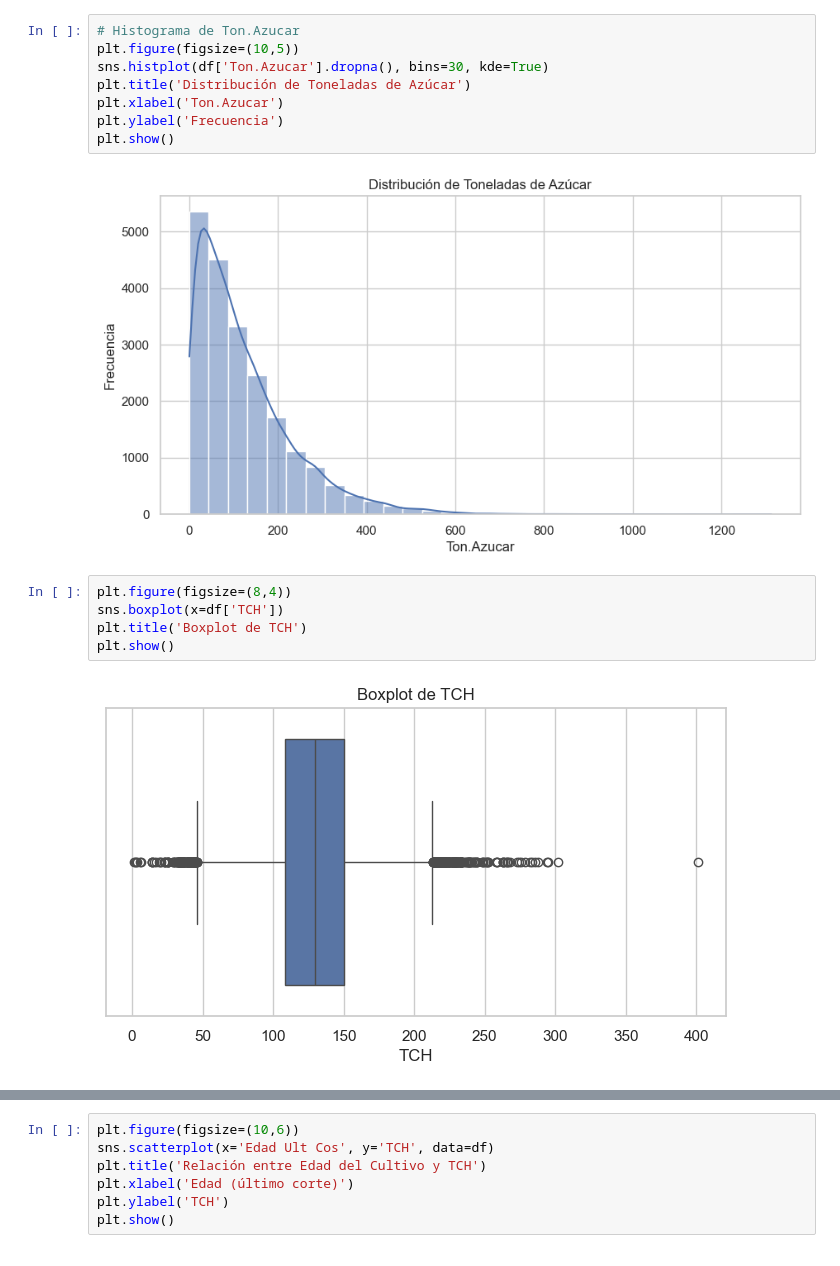
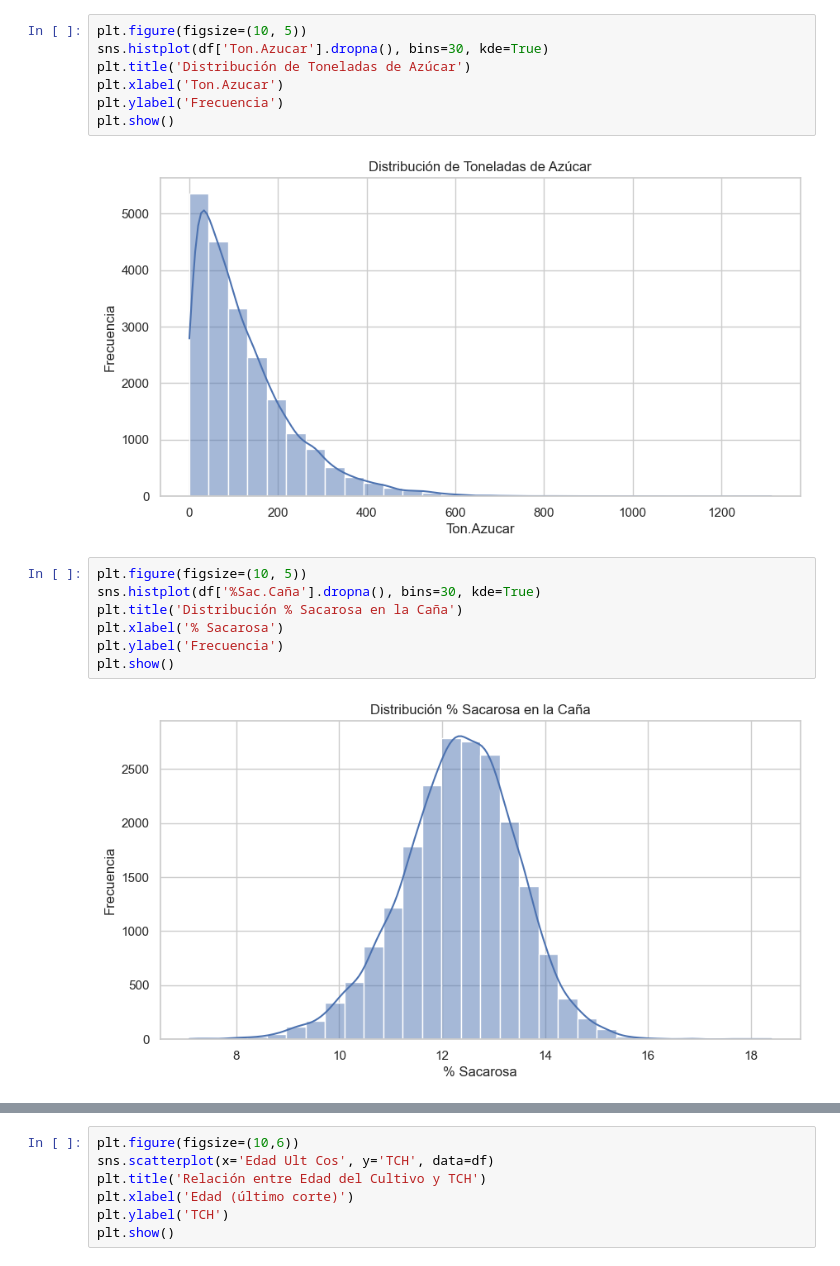
Before and after one commit to Santi1761/LAB_Ingenio_Providencia, a Jupyter notebook: EDA_Regresion_HISTORICO_SUERTES.ipynb, the cells around one changed output, grey strips where cells are left out. Drawn from its saved outputs; the diff is of its cells as text.

```diff
--- a/EDA_Regresion_HISTORICO_SUERTES.ipynb
+++ b/EDA_Regresion_HISTORICO_SUERTES.ipynb
@@ -63,8 +70,7 @@ plt.show()
 # %% [output]
 [figure]
 # %%
-# Histograma de Ton.Azucar
-plt.figure(figsize=(10,5))
+plt.figure(figsize=(10, 5))
 sns.histplot(df['Ton.Azucar'].dropna(), bins=30, kde=True)
 plt.title('Distribución de Toneladas de Azúcar')
 plt.xlabel('Ton.Azucar')
@@ -73,10 +79,12 @@ plt.show()
 # %% [output]
 [figure]
 # %%
-plt.figure(figsize=(8,4))
-sns.boxplot(x=df['TCH'])
-plt.title('Boxplot de TCH')
+plt.figure(figsize=(10, 5))
+sns.histplot(df['%Sac.Caña'].dropna(), bins=30, kde=True)
+plt.title('Distribución % Sacarosa en la Caña')
+plt.xlabel('% Sacarosa')
+plt.ylabel('Frecuencia')
 plt.show()
 # %% [output]
-[figure, old version]
+[figure, new version]
 # %%
```
Also changed, not shown: parts of 16 cells of this notebook, 1 other file.
